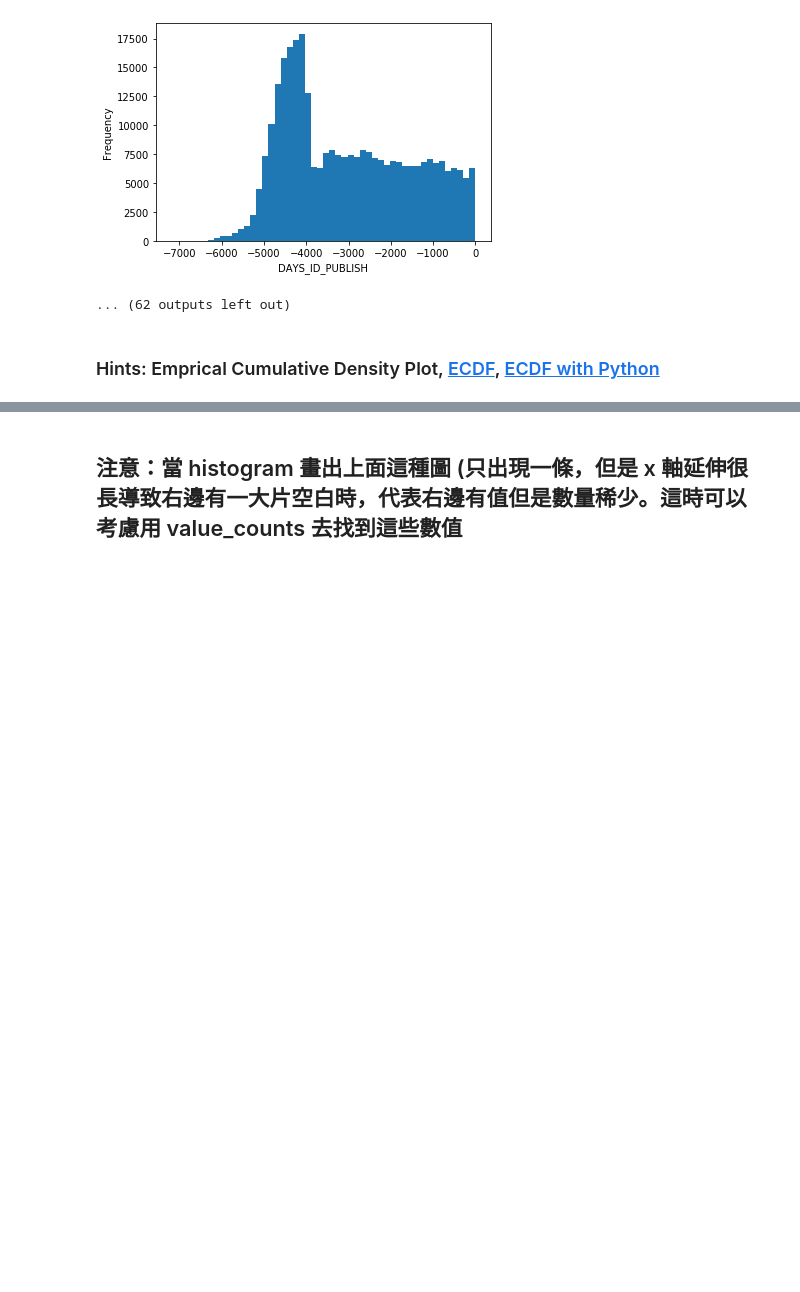
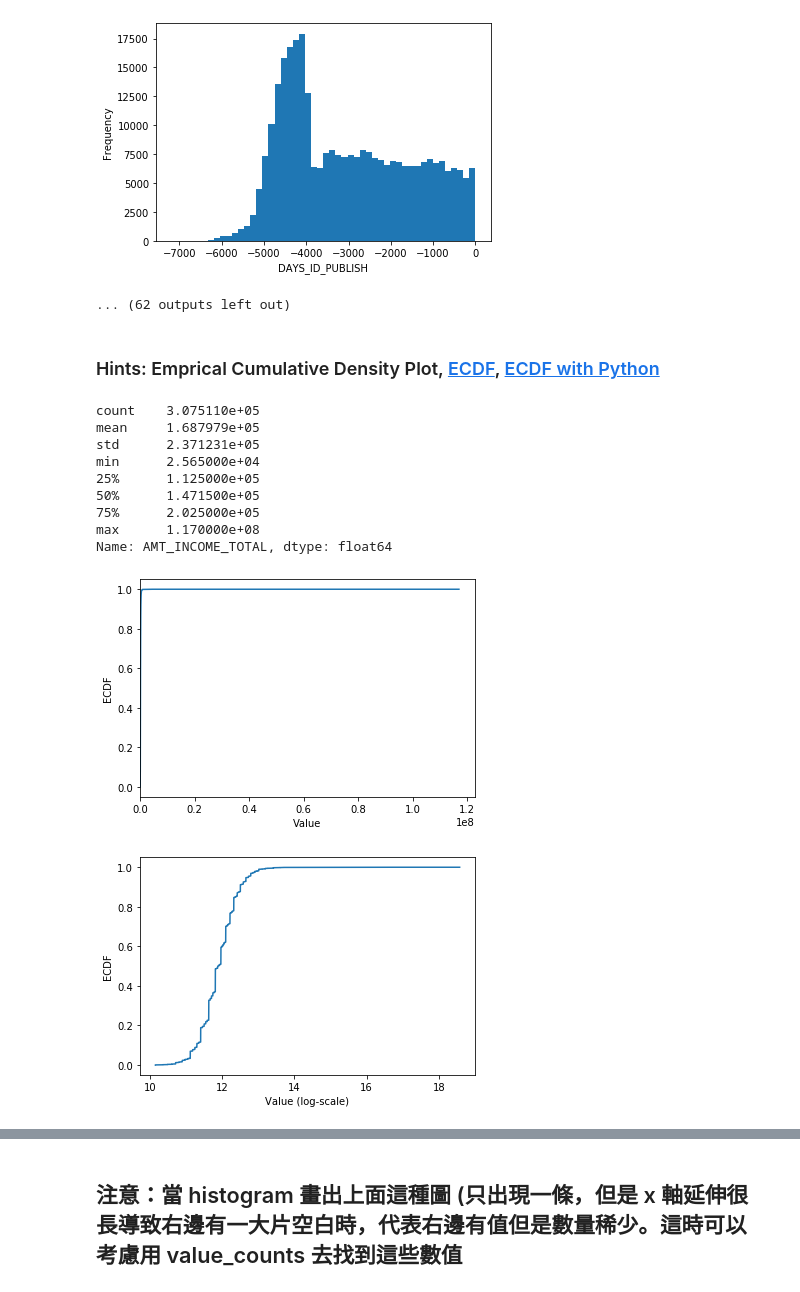
Before and after one commit to chingcc1209/4th-ML100Days, a Jupyter notebook: Day_009_HW.ipynb, the cells around one changed output, grey strips where cells are left out. Saved outputs shown, nothing was run; the diff lists cells and outputs as text; code cells hidden in the pictures; blank space fills up the shorter version.

```diff
--- a/Day_009_HW.ipynb
+++ b/Day_009_HW.ipynb
@@ -85,30 +85,50 @@ Numbers of remain columns 73
 # %%
 # 最大值離平均與中位數很遠
 print(app_train['AMT_INCOME_TOTAL'].describe())
 
 # 繪製 Empirical Cumulative Density Plot (ECDF)
 """
 YOUR CODE HERE
 """
-cdf =
+# from statsmodels.distributions.empirical_distribution import ECDF
+from statsmodels.distributions import ECDF
+cdfx = ECDF(app_train['AMT_INCOME_TOTAL'])
 
+nan_x = np.isnan(cdfx.x)
+not_nan_x = ~ nan_x
+cdfx.x = cdfx.x[not_nan_x]
+cdfx.x[cdfx.x <= -1E308] = 0
+cdfx.x[cdfx.x >= 1E308] = 0
+cdf = pd.Series(cdfx.y, index=cdfx.x)
 
 plt.plot(list(cdf.index), cdf/cdf.max())
 plt.xlabel('Value')
 plt.ylabel('ECDF')
 plt.xlim([cdf.index.min(), cdf.index.max() * 1.05]) # 限制顯示圖片的範圍
 plt.ylim([-0.05,1.05]) # 限制顯示圖片的範圍
 
 plt.show()
 
 # 改變 y 軸的 Scale, 讓我們可以正常檢視 ECDF
 plt.plot(np.log(list(cdf.index)), cdf/cdf.max())
 plt.xlabel('Value (log-scale)')
 plt.ylabel('ECDF')
 
 plt.ylim([-0.05,1.05]) # 限制顯示圖片的範圍
 
 plt.show()
+# %% [output]
+count    3.075110e+05
+mean     1.687979e+05
+std      2.371231e+05
+min      2.565000e+04
+25%      1.125000e+05
+50%      1.471500e+05
+75%      2.025000e+05
+max      1.170000e+08
+Name: AMT_INCOME_TOTAL, dtype: float64
+[figure, added]
+[figure, added]
 # %% [markdown]
 ## 補充：Normal dist 的 ECDF
 ![ecdf_normal](https://au.mathworks.com/help/examples/stats/win64/PlotEmpiricalCdfAndCompareWithSamplingDistributionExample_01.png)
```
Also changed, not shown: parts of 2 cells of this notebook.
